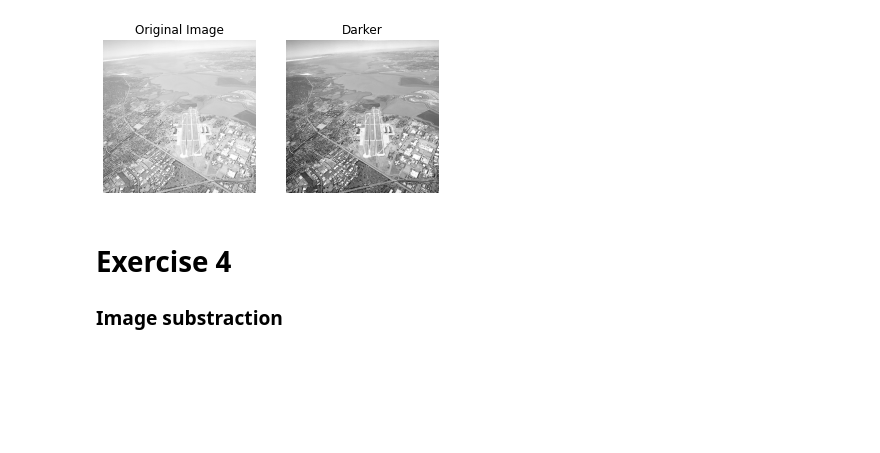
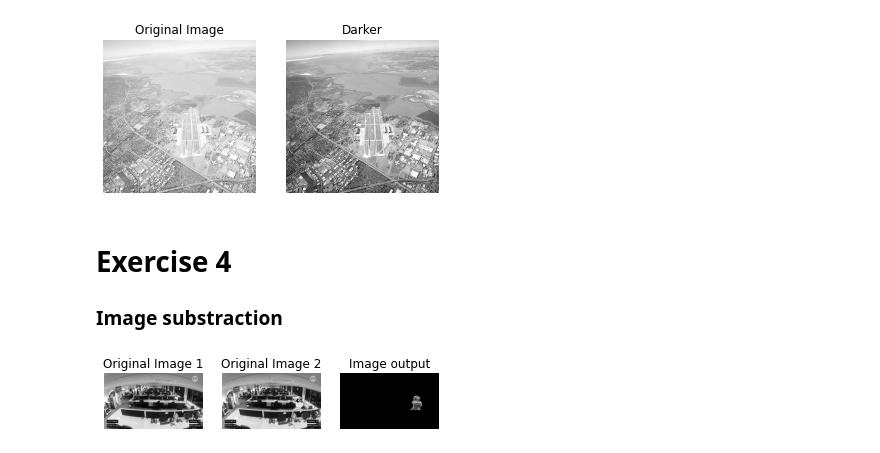
Before and after one commit to fekurita/MachineVision, a Jupyter notebook: Aula 4/Aula4.ipynb, the cells around one changed output. Cells and saved outputs as stored; diff of their text form; code cells hidden in the pictures; blank space fills up the shorter version.

```diff
--- a/Aula 4/Aula4.ipynb
+++ b/Aula 4/Aula4.ipynb
@@ -175,0 +172,26 @@ img_ex4B = cv2.imread("Figuras4/Fig4B.png", cv2.IMREAD_GRAYSCALE)
+# %%
+img_ex4A = cv2.imread("Figuras4/Fig4A.png", cv2.IMREAD_GRAYSCALE)
+img_ex4B = cv2.imread("Figuras4/Fig4B.png", cv2.IMREAD_GRAYSCALE)
+(h, w) = img_ex4A.shape
+img_ex4_out = np.zeros((h,w),dtype = "uint8")
+for i in range(h):
+    for j in range(w):
+        img_ex4_out[i,j]=img_ex4A[i,j]-img_ex4B[i,j]
+
+plt.subplot(1,3,1)
+plt.imshow(img_ex4A, cmap='gray')
+plt.title('Original Image 1')
+plt.axis('off')
+
+plt.subplot(1,3,2)
+plt.imshow(img_ex4B, cmap='gray')
+plt.title('Original Image 2')
+plt.axis('off')
+
+plt.subplot(1,3,3)
+plt.imshow(img_ex4_out, cmap='gray')
+plt.title('Image output')
+plt.axis('off')
+plt.show()
+# %% [output]
+[figure, added]
```
Also changed, not shown: parts of 1 cell of this notebook.
